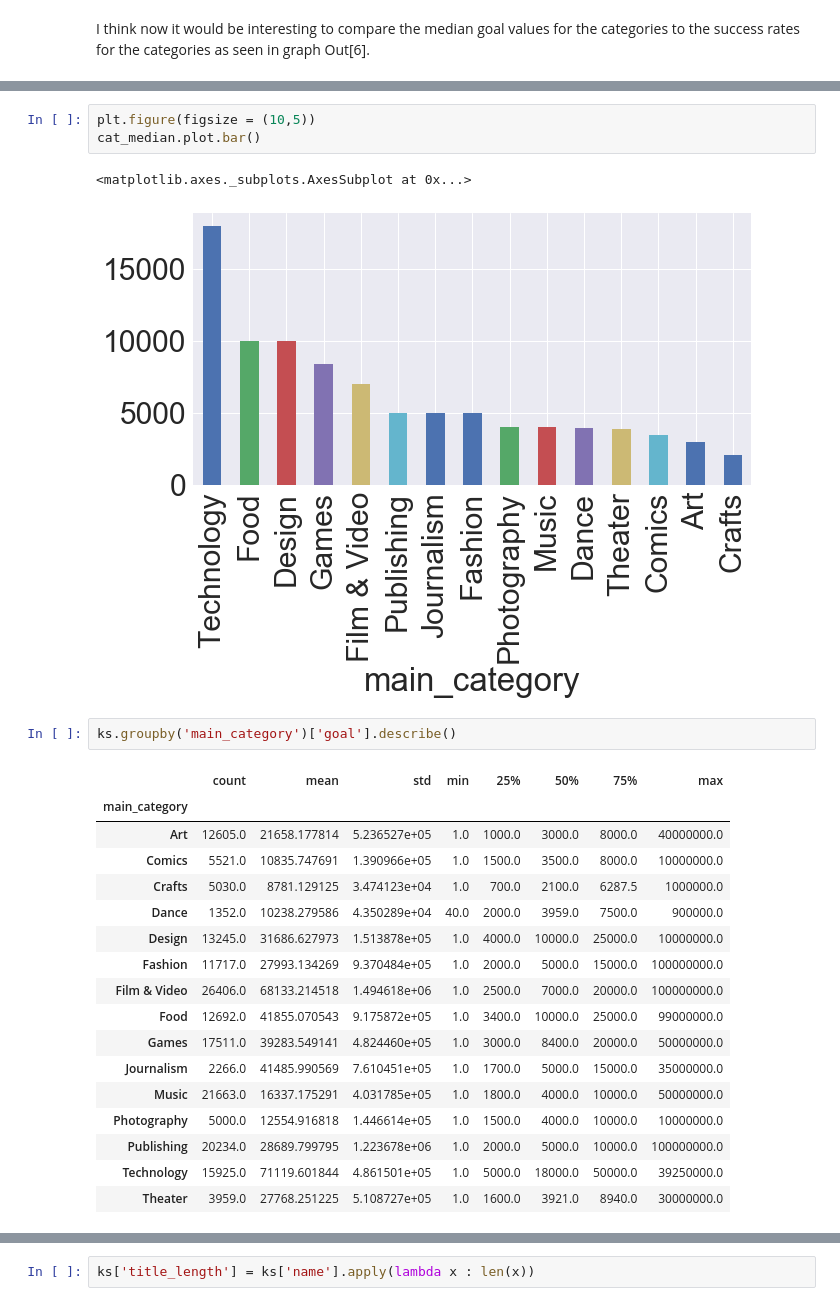
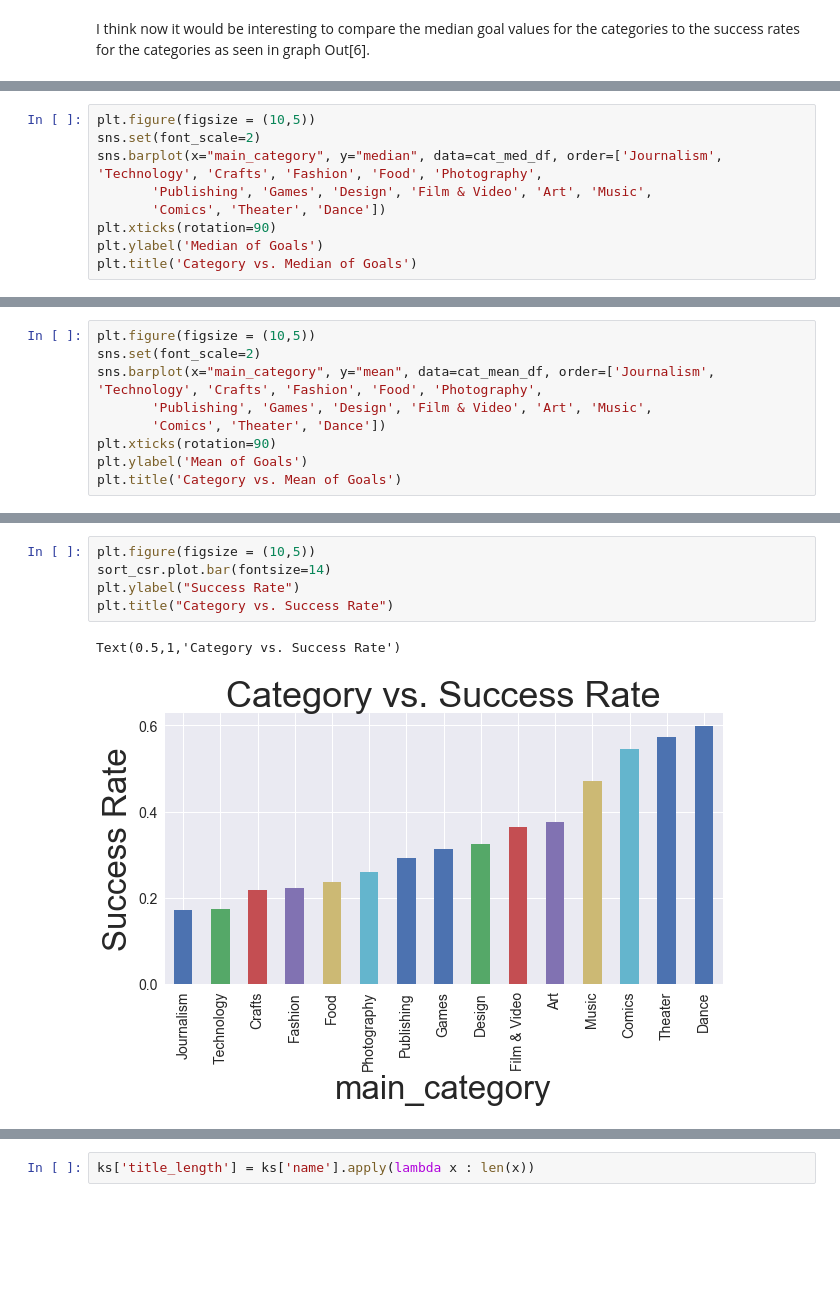
Before and after one commit to gkim98/KickoffKickstarter, a Jupyter notebook: Kickstarter Draft 2.ipynb, the cells around one changed output, grey strips where cells are left out. Saved outputs shown, nothing was run; the diff lists cells and outputs as text; blank space fills up the shorter version.

Commit message:
finish category feature

```diff
--- a/Kickstarter Draft 2.ipynb
+++ b/Kickstarter Draft 2.ipynb
@@ -196,0 +127,9 @@ Index(['Journalism', 'Technology', 'Crafts', 'Fashion', 'Food', 'Photography',
+# %%
+plt.figure(figsize = (10,5))
+sns.set(font_scale=2)
+sns.barplot(x="main_category", y="median", data=cat_med_df, order=['Journalism', 'Technology', 'Crafts', 'Fashion', 'Food', 'Photography',
+       'Publishing', 'Games', 'Design', 'Film & Video', 'Art', 'Music',
+       'Comics', 'Theater', 'Dance'])
+plt.xticks(rotation=90)
+plt.ylabel('Median of Goals')
+plt.title('Category vs. Median of Goals')
@@ -196,0 +139,9 @@ Index(['Journalism', 'Technology', 'Crafts', 'Fashion', 'Food', 'Photography',
+# %%
+plt.figure(figsize = (10,5))
+sns.set(font_scale=2)
+sns.barplot(x="main_category", y="mean", data=cat_mean_df, order=['Journalism', 'Technology', 'Crafts', 'Fashion', 'Food', 'Photography',
+       'Publishing', 'Games', 'Design', 'Film & Video', 'Art', 'Music',
+       'Comics', 'Theater', 'Dance'])
+plt.xticks(rotation=90)
+plt.ylabel('Mean of Goals')
+plt.title('Category vs. Mean of Goals')
@@ -197,26 +151,8 @@ Index(['Journalism', 'Technology', 'Crafts', 'Fashion', 'Food', 'Photography',
 # %%
 plt.figure(figsize = (10,5))
-cat_median.plot.bar()
+sort_csr.plot.bar(fontsize=14)
+plt.ylabel("Success Rate")
+plt.title("Category vs. Success Rate")
 # %% [output]
-<matplotlib.axes._subplots.AxesSubplot at 0x...>
+Text(0.5,1,'Category vs. Success Rate')
-[figure, old version]
+[figure, new version]
-# %%
-ks.groupby('main_category')['goal'].describe()
-# %% [output]
-|  | count | mean | std | min | 25% | 50% | 75% | max |
-| main_category |  |  |  |  |  |  |  |  |
-| Art | 12605.0 | 21658.177814 | 5.236527e+05 | 1.0 | 1000.0 | 3000.0 | 8000.0 | 40000000.0 |
-| Comics | 5521.0 | 10835.747691 | 1.390966e+05 | 1.0 | 1500.0 | 3500.0 | 8000.0 | 10000000.0 |
-| Crafts | 5030.0 | 8781.129125 | 3.474123e+04 | 1.0 | 700.0 | 2100.0 | 6287.5 | 1000000.0 |
-| Dance | 1352.0 | 10238.279586 | 4.350289e+04 | 40.0 | 2000.0 | 3959.0 | 7500.0 | 900000.0 |
-| Design | 13245.0 | 31686.627973 | 1.513878e+05 | 1.0 | 4000.0 | 10000.0 | 25000.0 | 10000000.0 |
-| Fashion | 11717.0 | 27993.134269 | 9.370484e+05 | 1.0 | 2000.0 | 5000.0 | 15000.0 | 100000000.0 |
-| Film & Video | 26406.0 | 68133.214518 | 1.494618e+06 | 1.0 | 2500.0 | 7000.0 | 20000.0 | 100000000.0 |
-| Food | 12692.0 | 41855.070543 | 9.175872e+05 | 1.0 | 3400.0 | 10000.0 | 25000.0 | 99000000.0 |
-| Games | 17511.0 | 39283.549141 | 4.824460e+05 | 1.0 | 3000.0 | 8400.0 | 20000.0 | 50000000.0 |
-| Journalism | 2266.0 | 41485.990569 | 7.610451e+05 | 1.0 | 1700.0 | 5000.0 | 15000.0 | 35000000.0 |
-| Music | 21663.0 | 16337.175291 | 4.031785e+05 | 1.0 | 1800.0 | 4000.0 | 10000.0 | 50000000.0 |
-| Photography | 5000.0 | 12554.916818 | 1.446614e+05 | 1.0 | 1500.0 | 4000.0 | 10000.0 | 10000000.0 |
-| Publishing | 20234.0 | 28689.799795 | 1.223678e+06 | 1.0 | 2000.0 | 5000.0 | 10000.0 | 100000000.0 |
-| Technology | 15925.0 | 71119.601844 | 4.861501e+05 | 1.0 | 5000.0 | 18000.0 | 50000.0 | 39250000.0 |
-| Theater | 3959.0 | 27768.251225 | 5.108727e+05 | 1.0 | 1600.0 | 3921.0 | 8940.0 | 30000000.0 |
```
Also changed, not shown: parts of 19 cells of this notebook.
